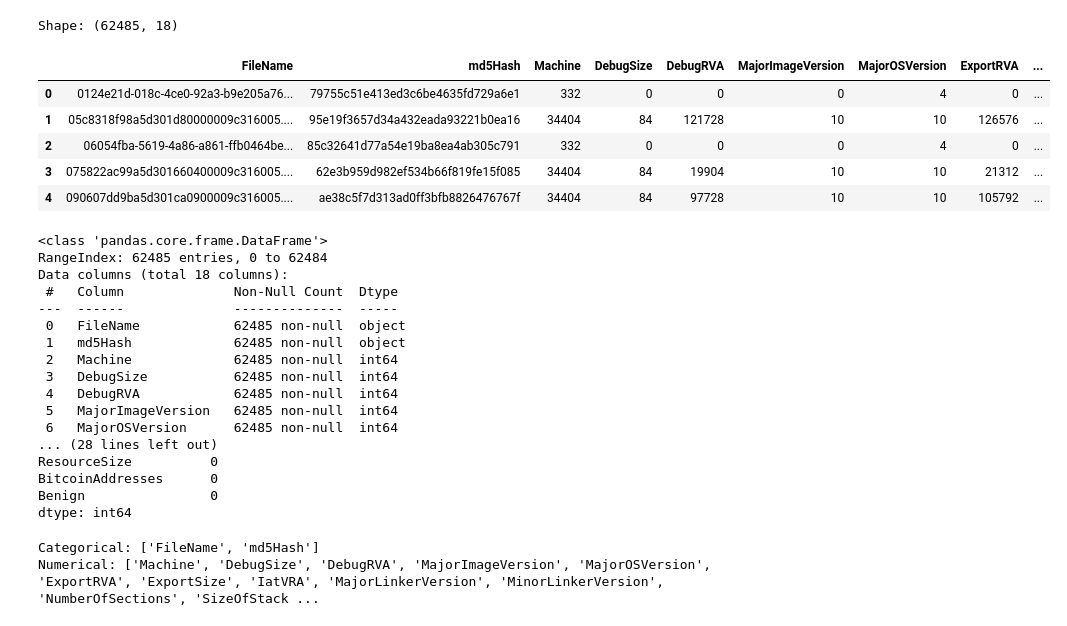
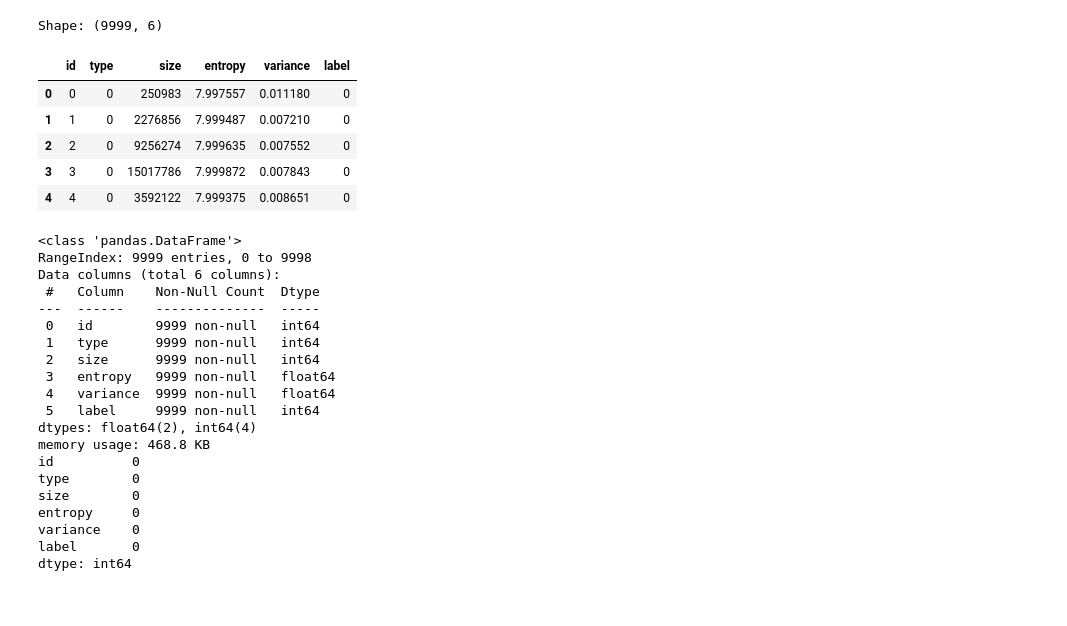
Before and after one commit to BBrudnowski/Ransomware-detection-using-Machine-Learning, a Jupyter notebook: Ransomware_detection.ipynb, the cells around one changed output. Saved outputs shown, nothing was run; the diff lists cells and outputs as text; code cells hidden in the pictures.

```diff
--- a/Ransomware_detection.ipynb
+++ b/Ransomware_detection.ipynb
@@ -11,18 +11,18 @@ from sklearn.pipeline import Pipeline
 from sklearn.metrics import classification_report, confusion_matrix, accuracy_score
 from sklearn.ensemble import RandomForestClassifier
 # %%
-df = pd.read_csv('data_file.csv')
+df = pd.read_csv('napierone_entropy_data.csv')
 
 print("Shape:", df.shape)
 df.head()
 # %% [output]
-Shape: (62485, 18)
+Shape: (9999, 6)
-|  | FileName | md5Hash | Machine | DebugSize | DebugRVA | MajorImageVersion | MajorOSVersion | ExportRVA | ... |
-| 0 | 0124e21d-018c-4ce0-92a3-b9e205a76... | 79755c51e413ed3c6be4635fd729a6e1 | 332 | 0 | 0 | 0 | 4 | 0 | ... |
-| 1 | 05c8318f98a5d301d80000009c316005.... | 95e19f3657d34a432eada93221b0ea16 | 34404 | 84 | 121728 | 10 | 10 | 126576 | ... |
-| 2 | 06054fba-5619-4a86-a861-ffb0464be... | 85c32641d77a54e19ba8ea4ab305c791 | 332 | 0 | 0 | 0 | 4 | 0 | ... |
-| 3 | 075822ac99a5d301660400009c316005.... | 62e3b959d982ef534b66f819fe15f085 | 34404 | 84 | 19904 | 10 | 10 | 21312 | ... |
-| 4 | 090607dd9ba5d301ca0900009c316005.... | ae38c5f7d313ad0ff3bfb8826476767f | 34404 | 84 | 97728 | 10 | 10 | 105792 | ... |
+|  | id | type | size | entropy | variance | label |
+| 0 | 0 | 0 | 250983 | 7.997557 | 0.011180 | 0 |
+| 1 | 1 | 0 | 2276856 | 7.999487 | 0.007210 | 0 |
+| 2 | 2 | 0 | 9256274 | 7.999635 | 0.007552 | 0 |
+| 3 | 3 | 0 | 15017786 | 7.999872 | 0.007843 | 0 |
+| 4 | 4 | 0 | 3592122 | 7.999375 | 0.008651 | 0 |
 # %%
 # Informacja o kolumnach i typach danych
 df.info()
@@ -30,47 +30,33 @@ df.info()
 # Weryfikacja czy istnieją wartości null w datasecie
 print(df.isnull().sum())
 # %% [output]
-<class 'pandas.core.frame.DataFrame'>
-RangeIndex: 62485 entries, 0 to 62484
-Data columns (total 18 columns):
- #   Column              Non-Null Count  Dtype
----  ------              --------------  -----
- 0   FileName            62485 non-null  object
- 1   md5Hash             62485 non-null  object
- 2   Machine             62485 non-null  int64
- 3   DebugSize           62485 non-null  int64
- 4   DebugRVA            62485 non-null  int64
- 5   MajorImageVersion   62485 non-null  int64
- 6   MajorOSVersion      62485 non-null  int64
-... (28 lines left out)
-ResourceSize          0
-BitcoinAddresses      0
-Benign                0
+<class 'pandas.DataFrame'>
+RangeIndex: 9999 entries, 0 to 9998
+Data columns (total 6 columns):
+ #   Column    Non-Null Count  Dtype
+---  ------    --------------  -----
+ 0   id        9999 non-null   int64
+ 1   type      9999 non-null   int64
+ 2   size      9999 non-null   int64
+ 3   entropy   9999 non-null   float64
+ 4   variance  9999 non-null   float64
+ 5   label     9999 non-null   int64
+dtypes: float64(2), int64(4)
+memory usage: 468.8 KB
+id          0
+type        0
+size        0
+entropy     0
+variance    0
+label       0
 dtype: int64
 # %%
 # Benign to informacja czy plik jest zainfekowany czy nie, zatem ustawiay domyślną nazwę target
-target = 'Benign'
-
-#Generacja dodatkowych danych numerycznych na podstawie FileName
-df['filename_length'] = df['FileName'].str.len()
-df['has_digits'] = df['FileName'].str.contains(r'\d').astype(int)
+target = 'label'
 
 # Oddzielenie Benign
 X = df.drop(columns=[target])
 y = df[target]
-
-# Separacja kolumn kategorycznych i numerycznych
-cat_cols = X.select_dtypes(include=['object']).columns.tolist()
-num_cols = X.select_dtypes(exclude=['object']).columns.tolist()
-
-print("Categorical:", cat_cols)
-print("Numerical:", num_cols)
-
-# Dla danej bazy danych kolumny z kategoriami to FileName i md5Hash, które są unikalne dla każdego pliku, zatem
-# cechy FileName i md5Hash są zbędne przy uczeniu maszynowym
-# %% [output]
-Categorical: ['FileName', 'md5Hash']
-Numerical: ['Machine', 'DebugSize', 'DebugRVA', 'MajorImageVersion', 'MajorOSVersion', 'ExportRVA', 'ExportSize', 'IatVRA', 'MajorLinkerVersion', 'MinorLinkerVersion', 'NumberOfSections', 'SizeOfStack ...
 # %%
 X_train, X_test, y_train, y_test = train_test_split(X, y, test_size=0.2, random_state=42, stratify=y)
 # random_state - seed przy "losowaniu danych",
```
Also changed, not shown: parts of 4 cells of this notebook, 3 other files.
